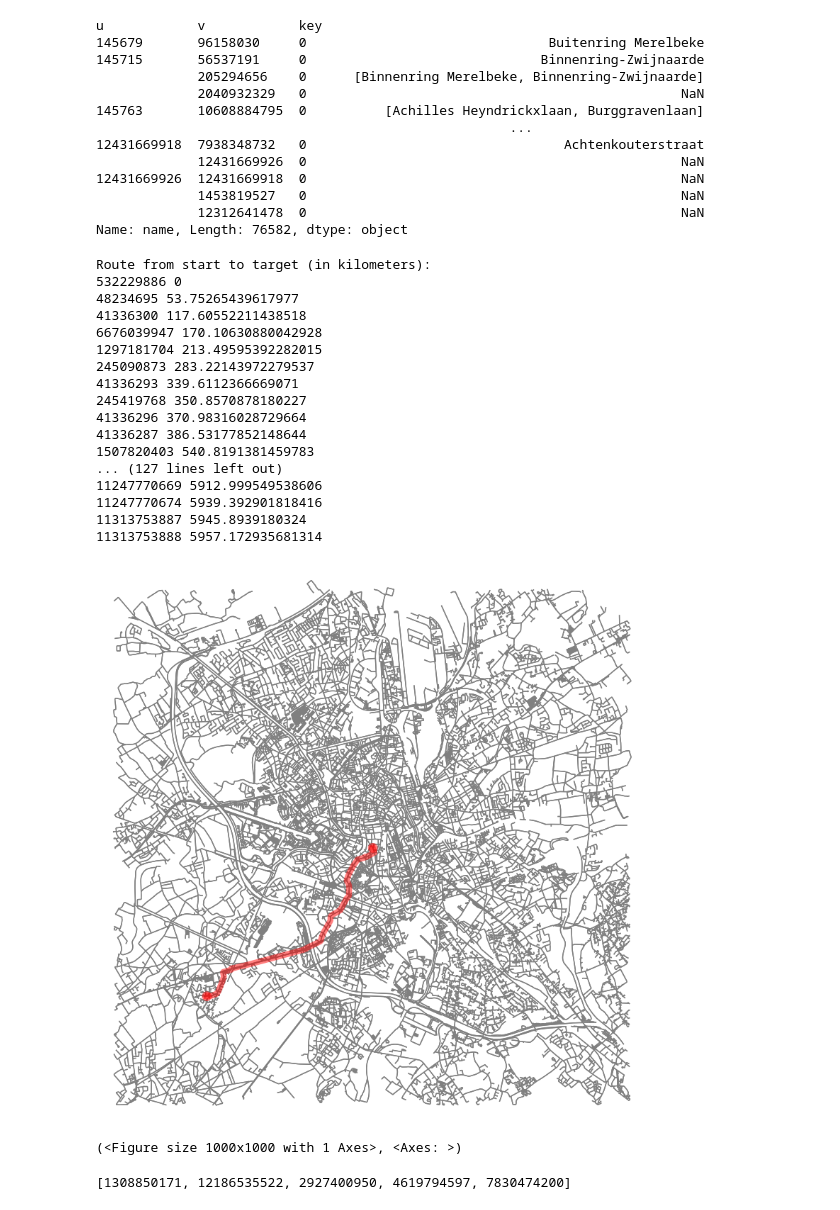
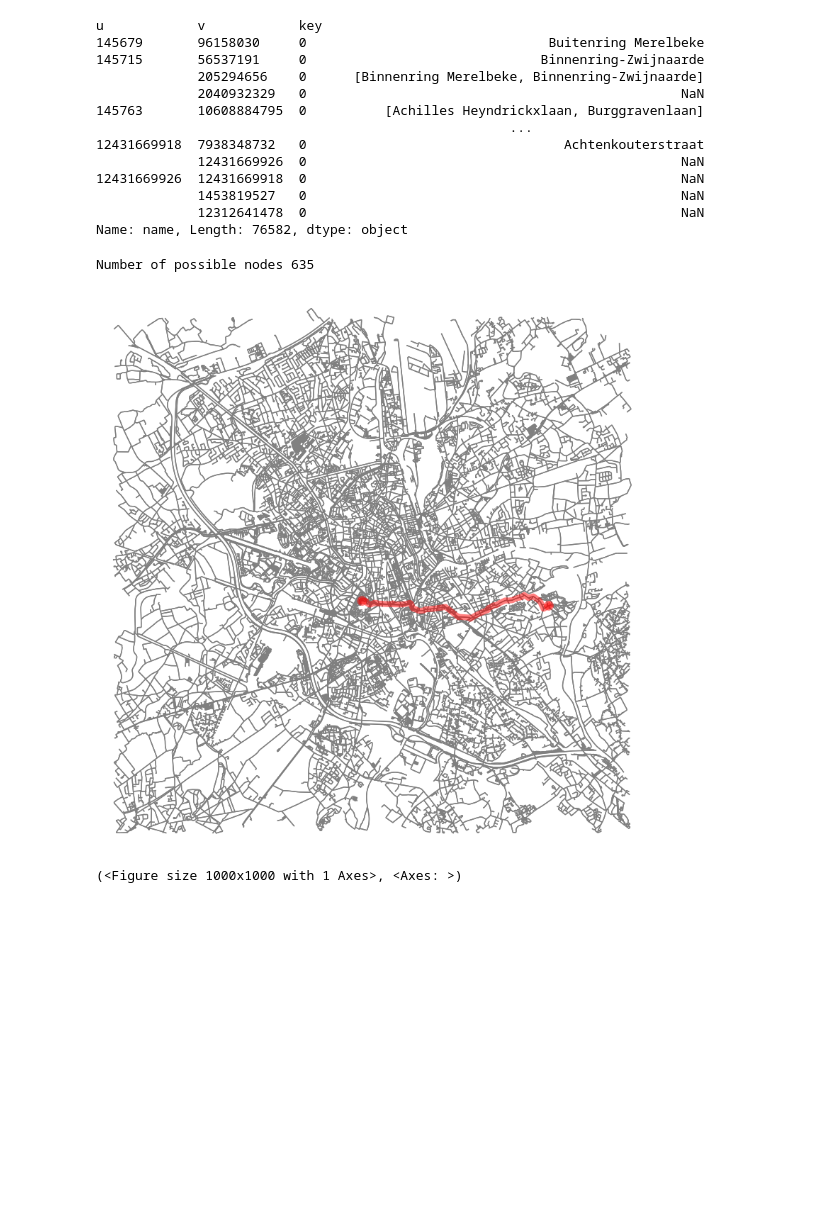
Before and after one commit to robbefonteyn/PathFindR-Ghent, a Jupyter notebook: running_route.ipynb, the cells around one changed output. Saved outputs shown, nothing was run; the diff lists cells and outputs as text; code cells hidden in the pictures; blank space fills up the shorter version.

```diff
--- a/running_route.ipynb
+++ b/running_route.ipynb
@@ -9,12 +11,13 @@ import matplotlib.pyplot as plt
 # %%
 # Define the address as a starting point
 center = "Sint-kwintensberg 74, Ghent, Belgium"
+geolocator = Nominatim(user_agent="STMO_project")
 
 # Geocode the address to get its latitude and longitude
 center_point = ox.geocode(center)
 
 # Define the buffer distance (in meters) for the map area
-buffer_distance = 6000  # 2 km radius
+buffer_distance = 4000  # 6 km radius
 
 # Download the street network data within the buffer distance around the center point
 graph = ox.graph_from_point(center_point, dist=buffer_distance, network_type='walk')
@@ -75,64 +113,41 @@ for u, v, data in graph.edges(data=True):
 # %%
-from geopy.geocoders import Nominatim
 # Define a start address:
-start_adress = "Sint-kwintensberg 74, Ghent"
-geolocator = Nominatim(user_agent="STMO_project")
-location = geolocator.geocode(start_adress)
-start_lat, start_lon = location.latitude, location.longitude
+start_address = "Eugene-felixdreef 1, ghent Belgium"
 
-start_node = ox.distance.nearest_nodes(graph, X=start_lon, Y=start_lat)
+start_node = translate_address(graph, geolocator, start_address, False)
 
 # Run Dijkstra's algorithm to get the shortest paths from the start node
 distances, predecessors = nx.single_source_dijkstra(graph, source=start_node, weight='length')  # 'length' is the edge attribute for distance
 
 # Set target distance (5 km)
-target_distance = 6000  # in kilometers
+target_distance = 5000  # in kilometers
 threshold = 50  # in kilometers (± 200 meters)
 
 # Filter nodes that are within the threshold distance
 close_nodes = {node: distance for node, distance in distances.items() if abs(distance - target_distance) <= threshold}
+print("Number of possible nodes", len(close_nodes))
 
 # Select a target node, the one that is about 5 km away (choose any from close_nodes)
-target_node = list(close_nodes.keys())[20]  # Select the first node (or choose based on your preference)
+target_node = list(close_nodes.keys())[0]  # Select the first node (or choose based on your preference)
 
 # Get the specific route between start_node and target_node
 route = nx.shortest_path(graph, source=start_node, target=target_node, weight='length')
 
 # Print the nodes along the route
-print("Route from start to target (in kilometers):")
-for node in route:
-    print(node, distances[node])
+#print("Route from start to target (in kilometers):")
+#for node in route:
+#    print(node, distances[node])
 
 # Visualize the route on the map
 fig, ax = plt.subplots(figsize=(10, 10))
 # Plot the full graph
 ox.plot_graph(graph, ax=ax, node_size=0, edge_color='gray', bgcolor='white', show=False)
 # Plot the specific route
 ox.plot_graph_route(graph, route, route_linewidth=6, node_size=0, bgcolor='white', ax=ax, show=True)
 
 # You can save the plot to a file if needed
 # plt.savefig('route_map.png', dpi=300)
 # %% [output]
-Route from start to target (in kilometers):
-532229886 0
-48234695 53.75265439617977
-41336300 117.60552211438518
-6676039947 170.10630880042928
-1297181704 213.49595392282015
-245090873 283.22143972279537
-41336293 339.6112366669071
-245419768 350.8570878180227
-41336296 370.98316028729664
-41336287 386.53177852148644
-1507820403 540.8191381459783
-... (127 lines left out)
-11247770669 5912.999549538606
-11247770674 5939.392901818416
-11313753887 5945.8939180324
-11313753888 5957.172935681314
+Number of possible nodes 635
-[figure, old version]
+[figure, new version]
 (<Figure size 1000x1000 with 1 Axes>, <Axes: >)
-# %%
-target_nodes
-# %% [output]
-[1308850171, 12186535522, 2927400950, 4619794597, 7830474200]
```
Also changed, not shown: parts of 23 cells of this notebook.
